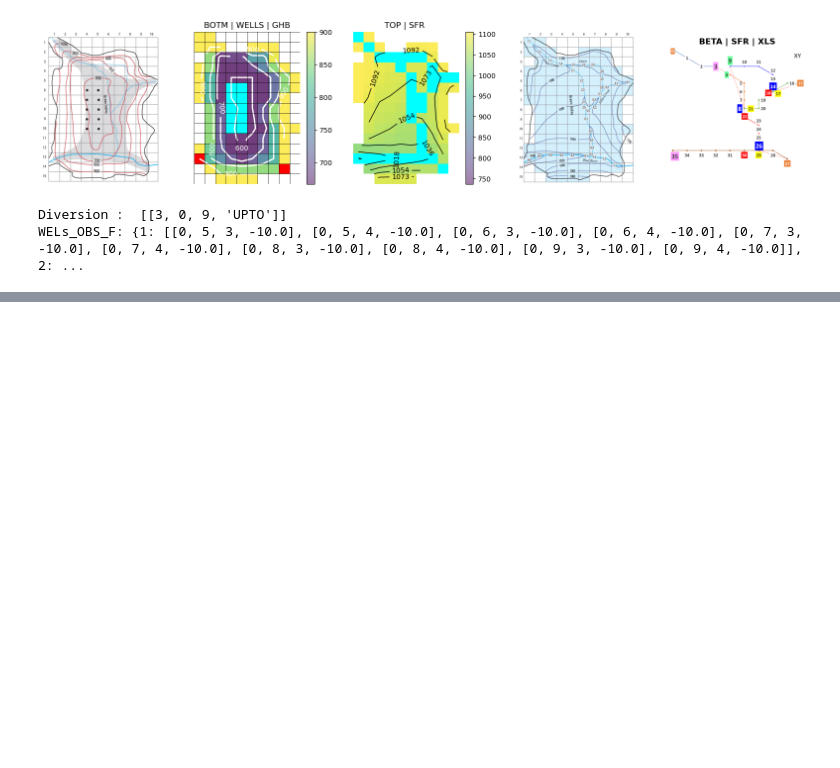
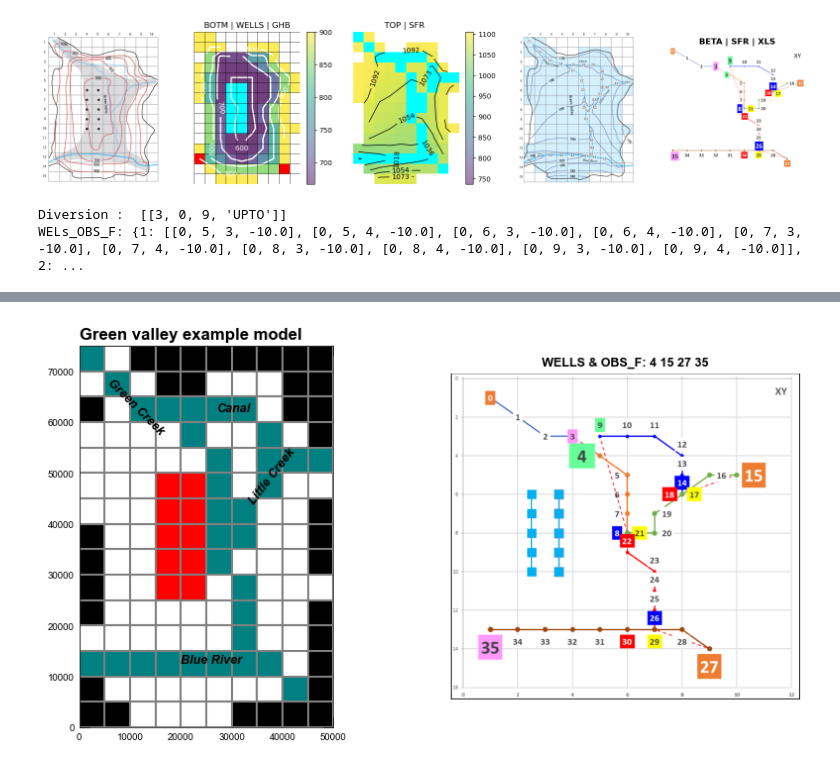
Before and after one commit to grossiRM/Beta-Me, a Jupyter notebook: MF6/11_ex-gwf-sfr-p01_b.ipynb, the cells around one changed output, grey strips where cells are left out. Drawn from its saved outputs; the diff is of its cells as text; code cells hidden in the pictures; blank space fills up the shorter version.

```diff
--- a/MF6/11_ex-gwf-sfr-p01_b.ipynb
+++ b/MF6/11_ex-gwf-sfr-p01_b.ipynb
@@ -126,7 +126,14 @@ n='n'                                                                          ;
 df = pd.read_csv(REF1/'Beta'/"Bxls_sfr_C.csv", header=None).dropna(how='all')  ; SFR_C = df.stack().groupby(level=0).apply(list).tolist()                         # Bxls_sfr_C.csv
 n='n'                                                                          ; SFR_S = pd.read_csv(REF1/'Beta'/"Bxls_sfr_S.csv", header=None).values.tolist()   # Bxls_sfr_S.csv
 # %%
-#SFR_P = [
-#[0,0,0,0,4500.0,12,8.6767896e-04,1093.048,3.0,0.00003,0.030,1,1.0,0],[1,0,1,1,7000.0,12,8.6767896e-04,1088.059,3.0,0.00003,0.030,2,1.0,0],[2,0,2,2,6000.0,12,8.6767896e-04,1082.419,3.0,0.00003,0.030,2,1.0,0],[3,0,2,3,5550.0,12,8.6767896e-04,1077.408,3.0,0.00003,0.030,3,1.0,1],[4,0,3,4,6500.0,12,9.4339624e-04,1071.934,3.0,0.00003,0.030,2,1.0,0],[5,0,4,5,5000.0,12,9.4339624e-04,1066.509,3.0,0.00003,0.030,2,1.0,0],[6,0,5,5,5000.0,12,9.4339624e-04,1061.792,3.0,0.00003,0.030,2,1.0,0],[7,0,6,5,5000.0,12,9.4339624e-04,1057.075,3.0,0.00003,0.030,2,1.0,0],[8,0,7,5,5000.0,12,9.4339624e-04,1052.359,3.0,0.00003,0.030,2,1.0,0],[9,0,2,4,5000.0,10,5.4545456e-04,1073.636,2.0,0.00003,0.030,2,0.0,0],[10,0,2,5,5000.0,10,5.4545456e-04,1070.909,2.0,0.00003,0.030,2,1.0,0],[11,0,2,6,4500.0,10,5.4545456e-04,1068.318,2.0,0.00003,0.030,2,1.0,0],[12,0,3,7,6000.0,10,5.4545456e-04,1065.455,2.0,0.00003,0.030,2,1.0,0],[13,0,4,7,5000.0,10,5.4545456e-04,1062.455,2.0,0.00003,0.030,2,1.0,0],[14,0,5,7,2000.0,10,5.4545456e-04,1060.545,2.0,0.00003,0.030,2,1.0,0],[15,0,4,9,2500.0,10,1.8181818e-03,1077.727,3.0,0.00003,0.030,1,1.0,0],
-#[16,0,4,8,5000.0,10,1.8181818e-03,1070.909,3.0,0.00003,0.030,2,1.0,0],[17,0,5,7,3500.0,10,1.8181818e-03,1063.182,3.0,0.00003,0.030,2,1.0,0],[18,0,5,7,4000.0,15,1.0000000e-03,1058.000,3.0,0.00003,0.030,3,1.0,0],[19,0,6,6,5000.0,15,1.0000000e-03,1053.500,3.0,0.00003,0.030,2,1.0,0],[20,0,7,6,3500.0,15,1.0000000e-03,1049.250,3.0,0.00003,0.030,2,1.0,0],[21,0,7,5,2500.0,15,1.0000000e-03,1046.250,3.0,0.00003,0.030,2,1.0,0],[22,0,8,5,5000.0,12,9.0909092e-04,1042.727,3.0,0.00003,0.030,3,1.0,0],[23,0,9,6,5000.0,12,9.0909092e-04,1038.182,3.0,0.00003,0.030,2,1.0,0],[24,0,10,6,5000.0,12,9.0909092e-04,1033.636,3.0,0.00003,0.030,2,1.0,0],[25,0,11,6,5000.0,12,9.0909092e-04,1029.091,3.0,0.00003,0.030,2,1.0,0],[26,0,12,6,2000.0,12,9.0909092e-04,1025.909,3.0,0.00003,0.030,2,1.0,0],[27,0,13,8,5000.0,55,9.6774194e-04,1037.581,3.0,0.00006,0.025,1,1.0,0],[28,0,12,7,5500.0,55,9.6774194e-04,1032.500,3.0,0.00006,0.025,2,1.0,0],[29,0,12,6,5000.0,55,9.6774194e-04,1027.419,3.0,0.00006,0.025,2,1.0,0],[30,0,12,5,5000.0,40,1.2500000e-03,1021.875,3.0,0.00006,0.025,3,1.0,0],[31,0,12,4,5000.0,40,1.2500000e-03,1015.625,3.0,0.00006,0.025,2,1.0,0],
-#[32,0,12,3,5000.0,40,1.2500000e-03,1009.375,3.0,0.00006,0.025,2,1.0,0],[33,0,12,2,5000.0,40,1.2500000e-03,1003.125,3.0,0.00006,0.025,2,1.0,0],[34,0,12,1,5000.0,40,1.2500000e-03,996.8750,3.0,0.00006,0.025,2,1.0,0],[35,0,12,0,3000.0,40,1.2500000e-03,991.8750,3.0,0.00006,0.025,1,1.0,0],]
+fig = plt.figure(figsize=(10, 5))     ;extents = (0.0,delr*ncol,0.0,delc*nrow)             # ; print('Min H', round(np.min(head0[0]),0), '____ Min H pump',round(np.min(head1[0]),0))
+
+with styles.USGSMap():
+    ax = fig.add_subplot(121)
+    pmv = flopy.plot.PlotMapView(GWF,) ; pmv.plot_inactive() ; pmv.plot_grid() ; pmv.plot_bc("SFR") ; pmv.plot_bc("WEL", plotAll=True,kper=1)
+    styles.heading(ax=ax, heading="Green valley example model", fontsize=12)
+    styles.add_text(ax,text="Green Creek",x=0.10,y=0.76,bold=True,rotation=-45,fontsize=9,) ; styles.add_text(ax, text="Canal", x=0.54, y=0.82, bold=True, fontsize=9)
+    styles.add_text(ax,text="Little Creek",x=0.66,y=0.58,bold=True,rotation=52,fontsize=9,) ; styles.add_text(ax, text="Blue River", x=0.40, y=0.16, bold=True, fontsize=9)
+    ax = fig.add_subplot(122)   ; image=plt.imread(REF1/'BXLS_2.png') ;ax.imshow(image) ;ax.axis('off')         ; ax.set_title("WELLS & OBS_F: 4 15 27 35",fontweight="bold") ; plt.show()
+# %% [output]
+[figure, added]
```
Also changed, not shown: parts of 11 cells of this notebook, 8 other files.
